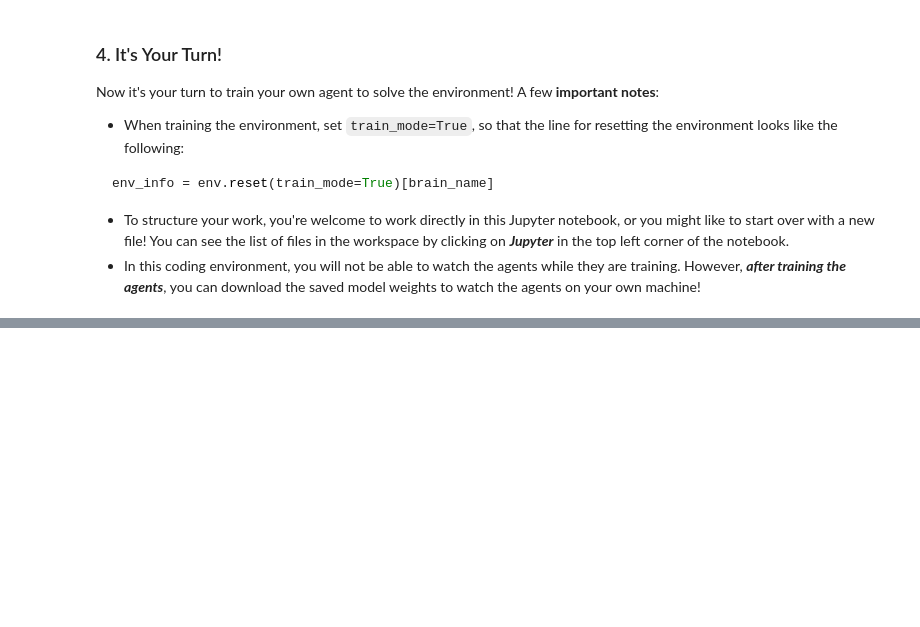
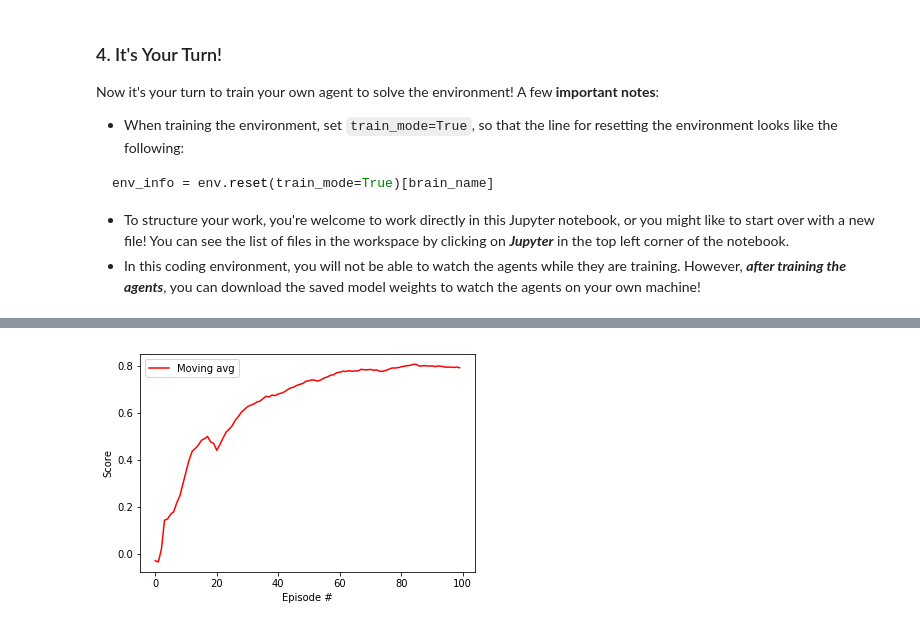
Before and after one commit to nithindd/DRLND_CollabAndCompete, a Jupyter notebook: Tennis.ipynb, the cells around one changed output, grey strips where cells are left out. Cells and saved outputs as stored; diff of their text form; code cells hidden in the pictures; blank space fills up the shorter version.

```diff
--- a/Tennis.ipynb
+++ b/Tennis.ipynb
@@ -251,0 +250,11 @@ print("Success")
+# %%
+#Plot the moving average vs episodes
+fig = plt.figure()
+axes = fig.add_subplot(111)
+plt.plot(np.arange(len(max_score_for_episode_across_agents)), moving_average, c='r', label='Moving avg')
+plt.ylabel('Score')
+plt.xlabel('Episode #')
+plt.legend(loc='upper left')
+plt.show()
+# %% [output]
+[figure, added]
```
Also changed, not shown: parts of 4 cells of this notebook, 2 other files.
